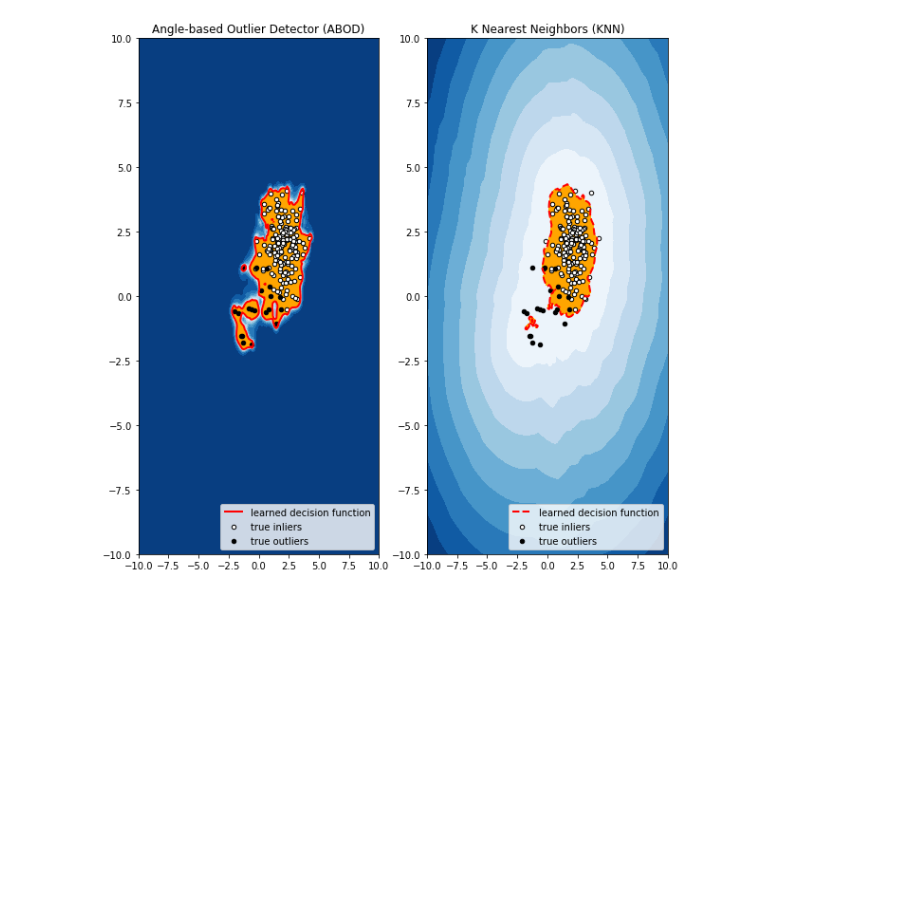
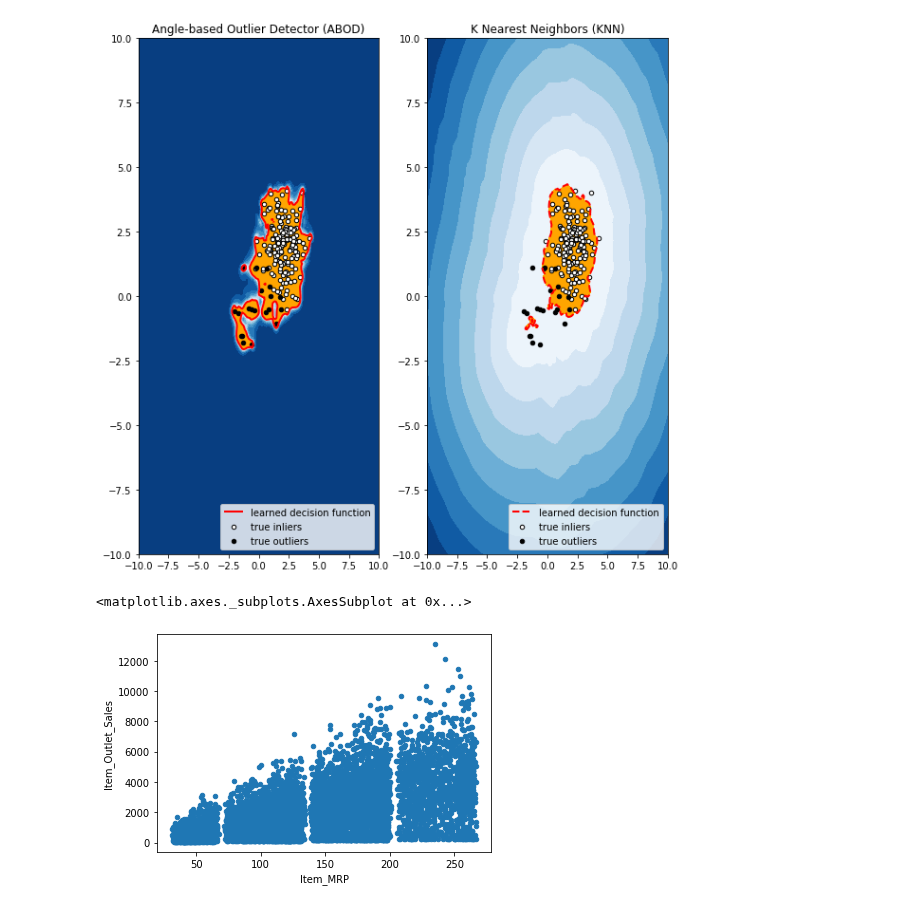
Before and after one commit to Wetpaint3/Blogs, a Jupyter notebook: PyOD package test.ipynb, the cells around one changed output. Saved outputs shown, nothing was run; the diff lists cells and outputs as text; code cells hidden in the pictures; blank space fills up the shorter version.

```diff
--- a/PyOD package test.ipynb
+++ b/PyOD package test.ipynb
@@ -111,3 +111,22 @@ plt.show()
 No of Errors :  Angle-based Outlier Detector (ABOD) 23
 No of Errors :  K Nearest Neighbors (KNN) 9
 [figure]
+# %%
+import pandas as pd
+import numpy as np
+
+# Import models
+from pyod.models.abod import ABOD
+from pyod.models.cblof import CBLOF
+from pyod.models.feature_bagging import FeatureBagging
+from pyod.models.hbos import HBOS
+from pyod.models.iforest import IForest
+from pyod.models.knn import KNN
+from pyod.models.lof import LOF
+# reading the big mart sales training data
+df = pd.read_csv("train_v9rqX0R.csv")
+# %%
+df.plot.scatter('Item_MRP','Item_Outlet_Sales')
+# %% [output]
+<matplotlib.axes._subplots.AxesSubplot at 0x...>
+[figure, added]
```
